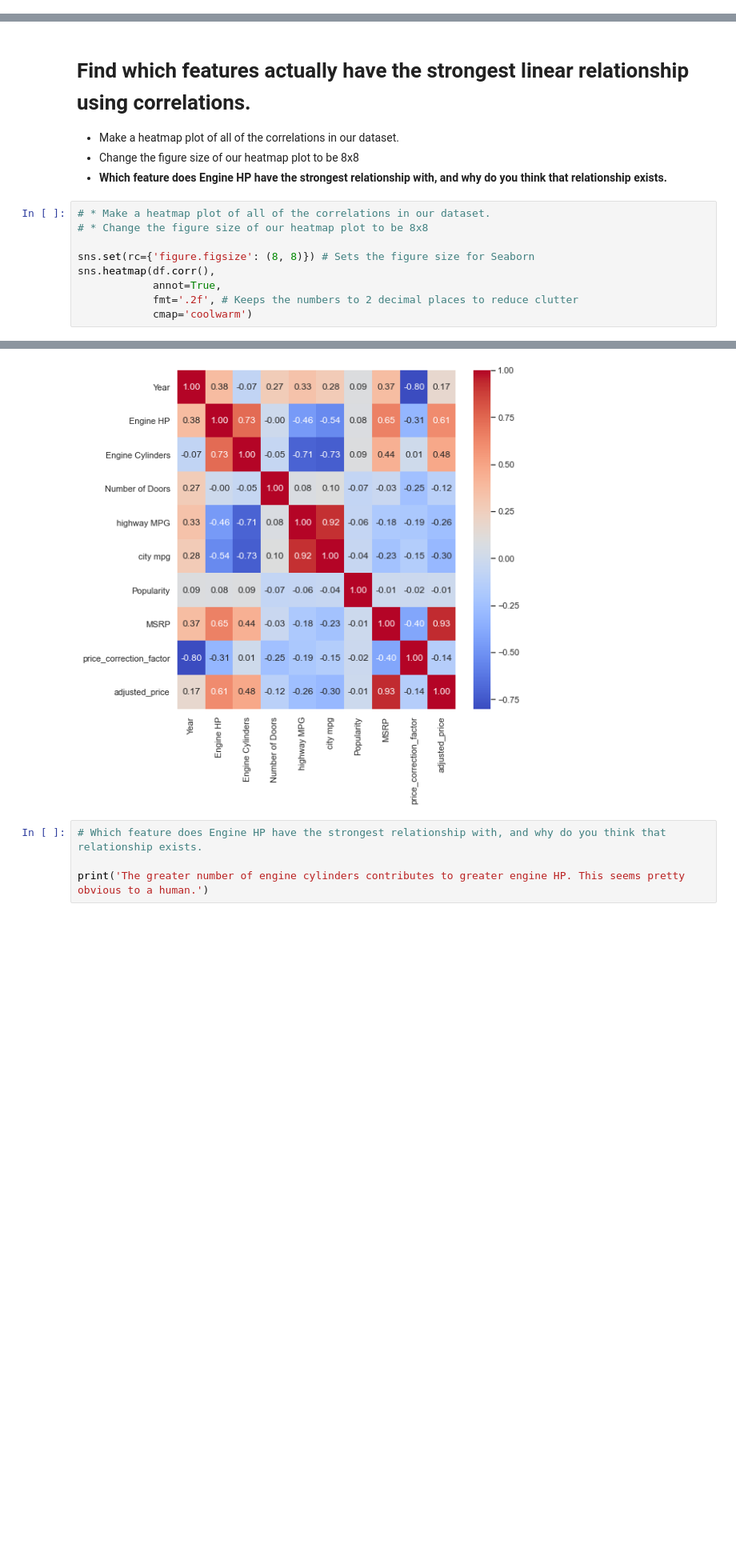
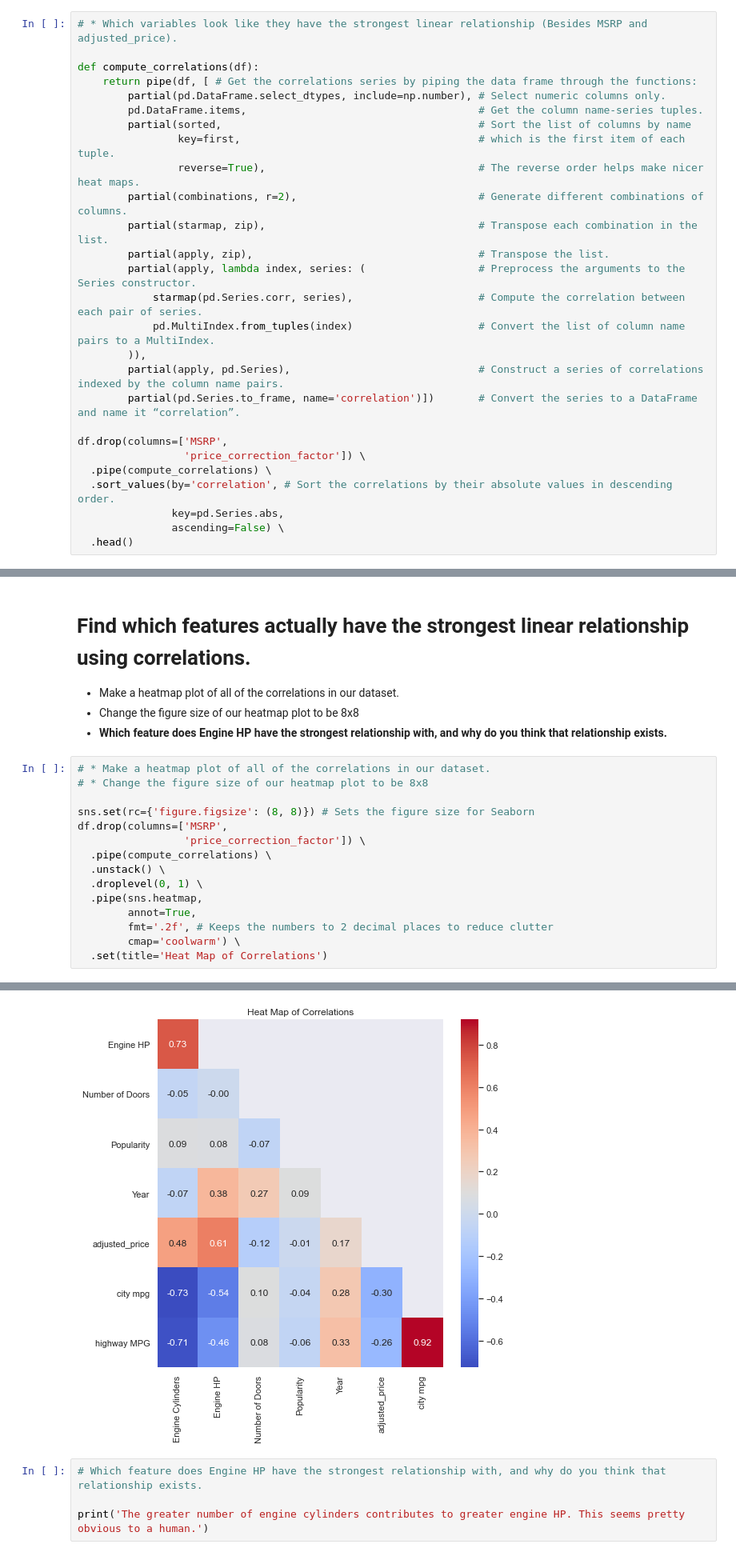
Before and after one commit to LiKenun/2021-fall-data-science, a Jupyter notebook: Week-02-EDA/Exercise-EDA.ipynb, the cells around one changed output, grey strips where cells are left out. Shown at 80% size. Drawn from its saved outputs; the diff is of its cells as text; blank space fills up the shorter version.

Commit message:
Replaced correlation function with fully functional rewrite and removed unnecessary index filtering code in week 2 homework

```diff
--- a/Week-02-EDA/Exercise-EDA.ipynb
+++ b/Week-02-EDA/Exercise-EDA.ipynb
@@ -363,0 +336,27 @@ df.pipe(compute_correlations) \
+# %%
+# * Which variables look like they have the strongest linear relationship (Besides MSRP and adjusted_price).
+
+def compute_correlations(df):
+    return pipe(df, [ # Get the correlations series by piping the data frame through the functions:
+        partial(pd.DataFrame.select_dtypes, include=np.number), # Select numeric columns only.
+        pd.DataFrame.items,                                     # Get the column name-series tuples.
+        partial(sorted,                                         # Sort the list of columns by name
+                key=first,                                      # which is the first item of each tuple.
+                reverse=True),                                  # The reverse order helps make nicer heat maps.
+        partial(combinations, r=2),                             # Generate different combinations of columns.
+        partial(starmap, zip),                                  # Transpose each combination in the list.
+        partial(apply, zip),                                    # Transpose the list.
+        partial(apply, lambda index, series: (                  # Preprocess the arguments to the Series constructor.
+            starmap(pd.Series.corr, series),                    # Compute the correlation between each pair of series.
+            pd.MultiIndex.from_tuples(index)                    # Convert the list of column name pairs to a MultiIndex.
+        )),
+        partial(apply, pd.Series),                              # Construct a series of correlations indexed by the column name pairs.
+        partial(pd.Series.to_frame, name='correlation')])       # Convert the series to a DataFrame and name it “correlation”.
+
+df.drop(columns=['MSRP',
+                 'price_correction_factor']) \
+  .pipe(compute_correlations) \
+  .sort_values(by='correlation', # Sort the correlations by their absolute values in descending order.
+               key=pd.Series.abs,
+               ascending=False) \
+  .head()
@@ -371,8 +377,14 @@ df.pipe(compute_correlations) \
 # * Change the figure size of our heatmap plot to be 8x8
 
 sns.set(rc={'figure.figsize': (8, 8)}) # Sets the figure size for Seaborn
-sns.heatmap(df.corr(),
-            annot=True,
-            fmt='.2f', # Keeps the numbers to 2 decimal places to reduce clutter
-            cmap='coolwarm')
+df.drop(columns=['MSRP',
+                 'price_correction_factor']) \
+  .pipe(compute_correlations) \
+  .unstack() \
+  .droplevel(0, 1) \
+  .pipe(sns.heatmap,
+        annot=True,
+        fmt='.2f', # Keeps the numbers to 2 decimal places to reduce clutter
+        cmap='coolwarm') \
+  .set(title='Heat Map of Correlations')
 # %% [output]
@@ -380,4 +392,4 @@ sns.heatmap(df.corr(),
-[figure, old version]
+[figure, new version]
 # %%
 # Which feature does Engine HP have the strongest relationship with, and why do you think that relationship exists.
 
```
Also changed, not shown: parts of 15 cells of this notebook.
